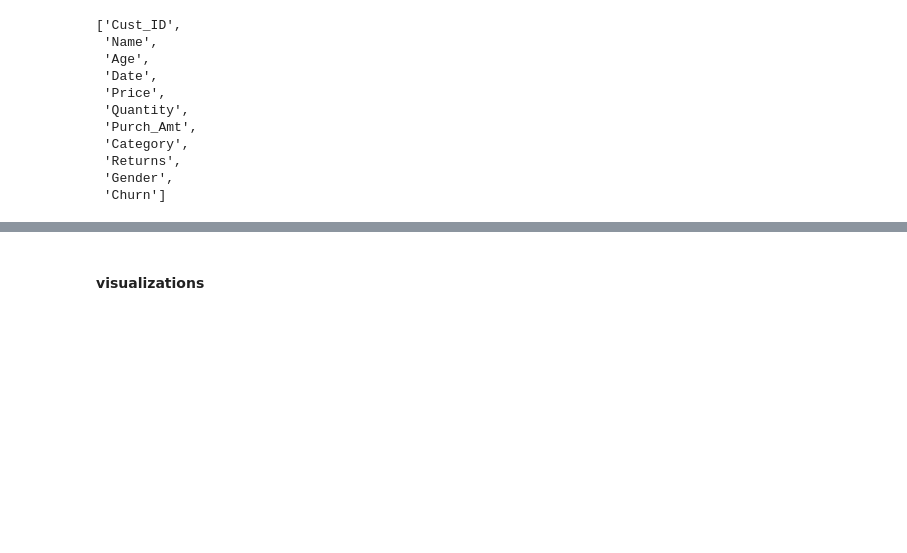
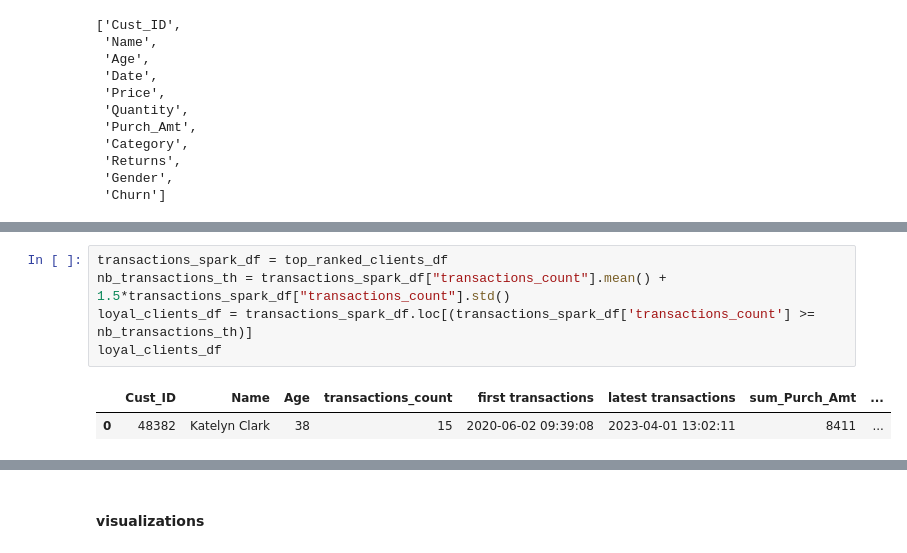
Before and after one commit to ChahidAbderrazak/data-exploration-dashboard, a Jupyter notebook: src/notebook/dev.ipynb, the cells around one changed output, grey strips where cells are left out. Saved outputs shown, nothing was run; the diff lists cells and outputs as text; blank space fills up the shorter version.

```diff
--- a/src/notebook/dev.ipynb
+++ b/src/notebook/dev.ipynb
@@ -516,3 +534,11 @@ top_ranked_clients_df
+# %%
+transactions_spark_df = top_ranked_clients_df
+nb_transactions_th = transactions_spark_df["transactions_count"].mean() + 1.5*transactions_spark_df["transactions_count"].std()
+loyal_clients_df = transactions_spark_df.loc[(transactions_spark_df['transactions_count'] >= nb_transactions_th)]
+loyal_clients_df
+# %% [output]
+|  | Cust_ID | Name | Age | transactions_count | first transactions | latest transactions | sum_Purch_Amt | ... |
+| 0 | 48382 | Katelyn Clark | 38 | 15 | 2020-06-02 09:39:08 | 2023-04-01 13:02:11 | 8411 | ... |
 # %%
 from utils.data_exploration import rank_sales_by_clients
 
```
Also changed, not shown: parts of 50 cells of this notebook, 7 other files.
